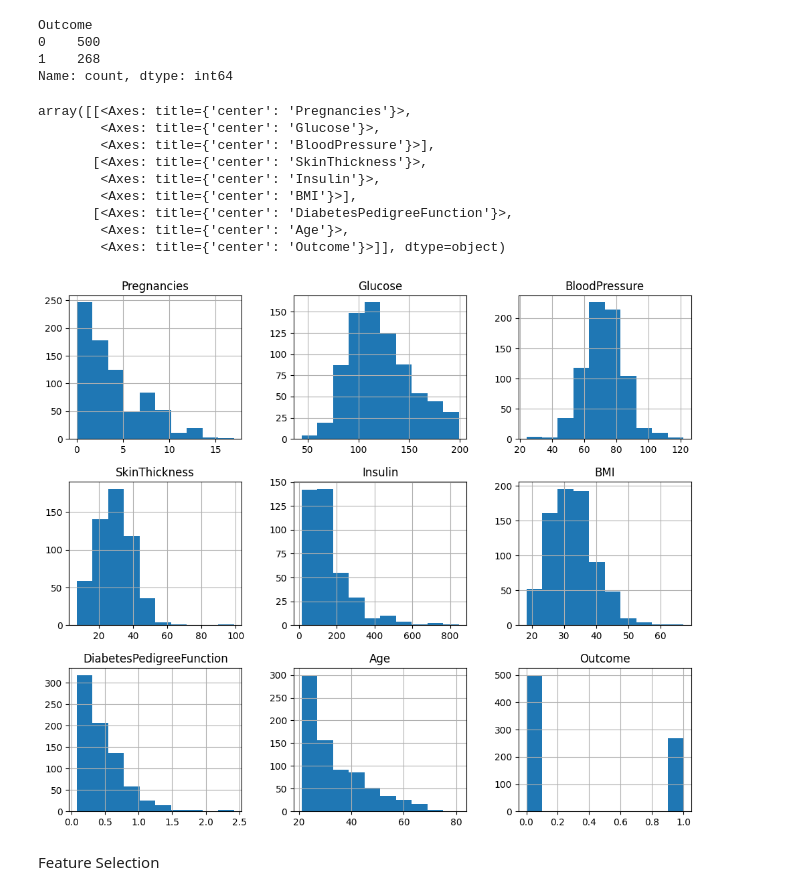
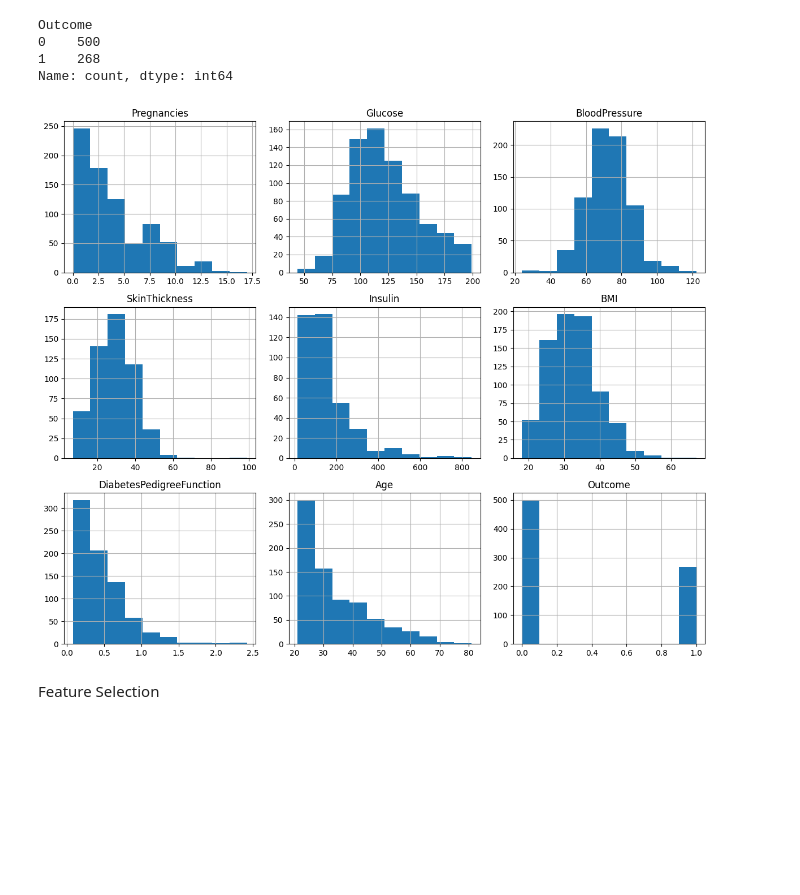
Before and after one commit to Viren1212/diabetes-prediction-knn, a Jupyter notebook: work.ipynb, the cells around one changed output. Drawn from its saved outputs; the diff is of its cells as text; code cells hidden in the pictures; blank space fills up the shorter version.

```diff
--- a/work.ipynb
+++ b/work.ipynb
@@ -121,16 +93,10 @@ Outcome
 Name: count, dtype: int64
 # %%
 df.hist(figsize=(12,10))
+plt.tight_layout()
+plt.savefig('feature_distribution.png', dpi = 150)
+plt.show()
 # %% [output]
-array([[<Axes: title={'center': 'Pregnancies'}>,
-        <Axes: title={'center': 'Glucose'}>,
-        <Axes: title={'center': 'BloodPressure'}>],
-       [<Axes: title={'center': 'SkinThickness'}>,
-        <Axes: title={'center': 'Insulin'}>,
-        <Axes: title={'center': 'BMI'}>],
-       [<Axes: title={'center': 'DiabetesPedigreeFunction'}>,
-        <Axes: title={'center': 'Age'}>,
-        <Axes: title={'center': 'Outcome'}>]], dtype=object)
-[figure, old version]
+[figure, new version]
 # %% [markdown]
 Feature Selection
```
Also changed, not shown: parts of 14 cells of this notebook.
